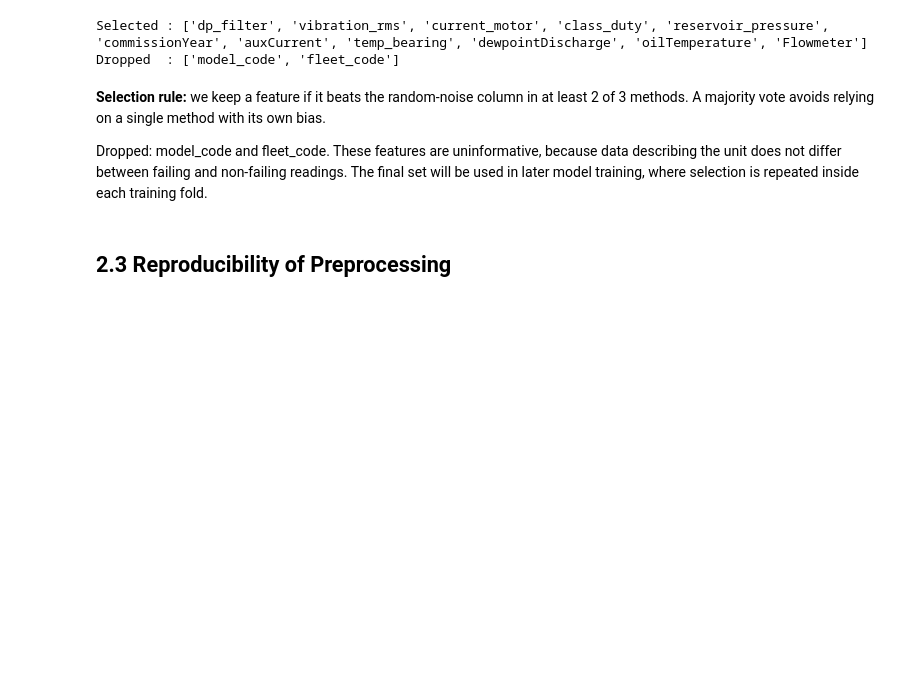
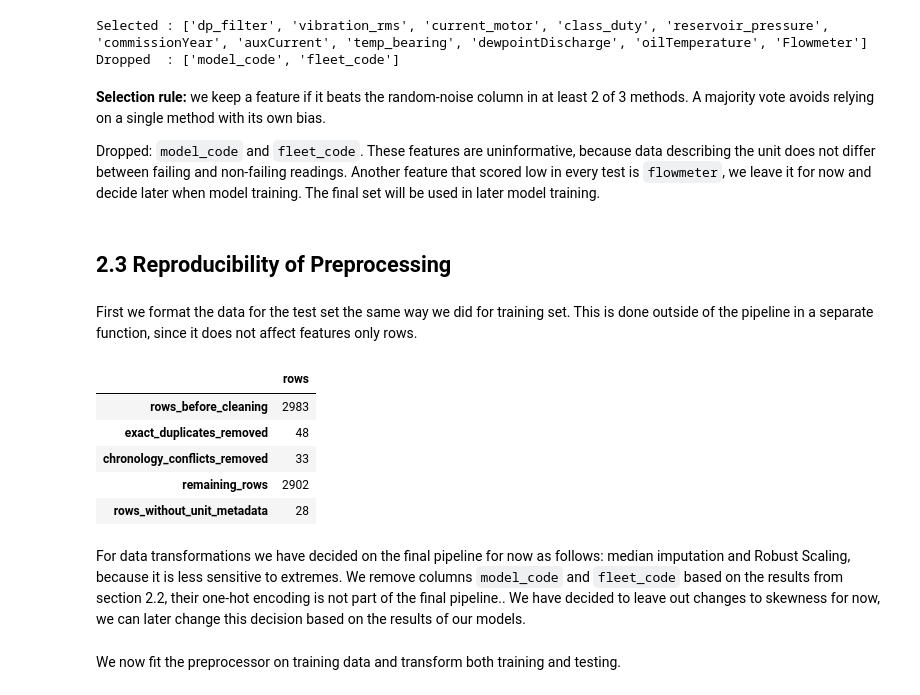
Before and after one commit to zigo-matej/iau_project, a Jupyter notebook: phase_02.ipynb, the cells around one changed output. Saved outputs shown, nothing was run; the diff lists cells and outputs as text; code cells hidden in the pictures; blank space fills up the shorter version.

Commit message:
add section2.3

```diff
--- a/phase_02.ipynb
+++ b/phase_02.ipynb
@@ -815,6 +815,21 @@ Dropped  : ['model_code', 'fleet_code']
 # %% [markdown]
 **Selection rule:** we keep a feature if it beats the random-noise column in at least 2 of 3 methods. A majority vote avoids relying on a single method with its own bias.
 
-Dropped: model_code and fleet_code. These features are uninformative, because data describing the unit does not differ between failing and non-failing readings. The final set will be used in later model training, where selection is repeated inside each training fold.
+Dropped: `model_code` and `fleet_code`. These features are uninformative, because data describing the unit does not differ between failing and non-failing readings. Another feature that scored low in every test is `flowmeter`, we leave it for now and decide later when model training. The final set will be used in later model training.
 # %% [markdown]
 ## 2.3 Reproducibility of Preprocessing
+# %% [markdown]
+First we format the data for the test set the same way we did for training set. This is done outside of the pipeline in a separate function, since it does not affect features only rows.
+# %%
+test, cleaning_audit_test = prepare_readings(test_readings, units)
+assert testing['failure'].isin([0, 1]).all()
+display(pd.Series(cleaning_audit_test, name='rows').to_frame())
+# %% [output]
+|  | rows |
+| rows_before_cleaning | 2983 |
+| exact_duplicates_removed | 48 |
+| chronology_conflicts_removed | 33 |
+| remaining_rows | 2902 |
+| rows_without_unit_metadata | 28 |
+# %% [markdown]
+For data transformations we have decided on the final pipeline for now as follows: median imputation and Robust Scaling, because it is less sensitive to extremes. We remove columns `model_code` and `fleet_code` based on the results from section 2.2, their one-hot encoding is not part of the final pipeline.. We have decided to leave out changes to skewness for now, we can later change this decision based on the results of our models.
@@ -820,0 +863,2 @@ Dropped: model_code and fleet_code. These features are uninformative, because da
+# %% [markdown]
+We now fit the preprocessor on training data and transform both training and testing.
```
Also changed, not shown: parts of 5 cells of this notebook.
